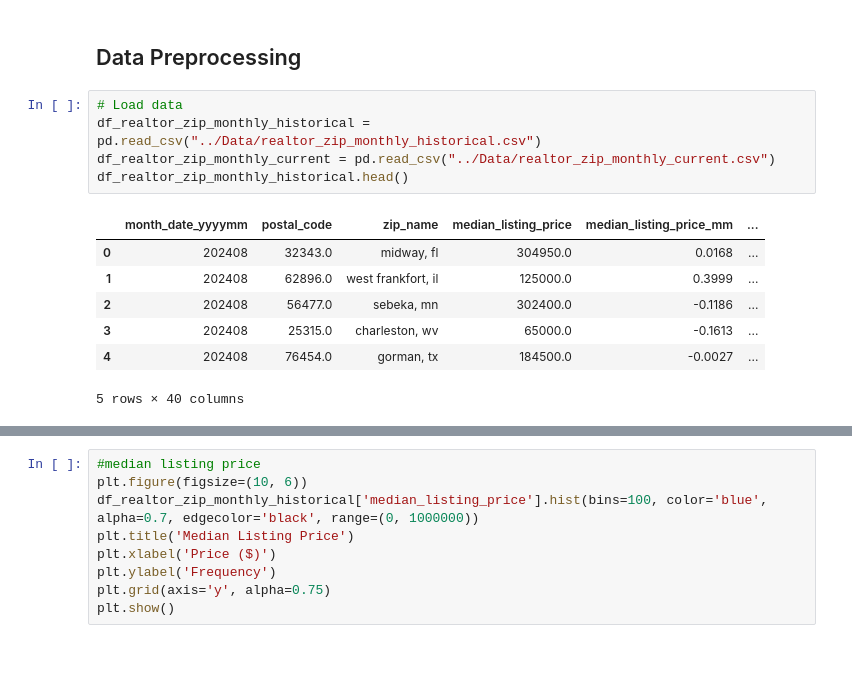
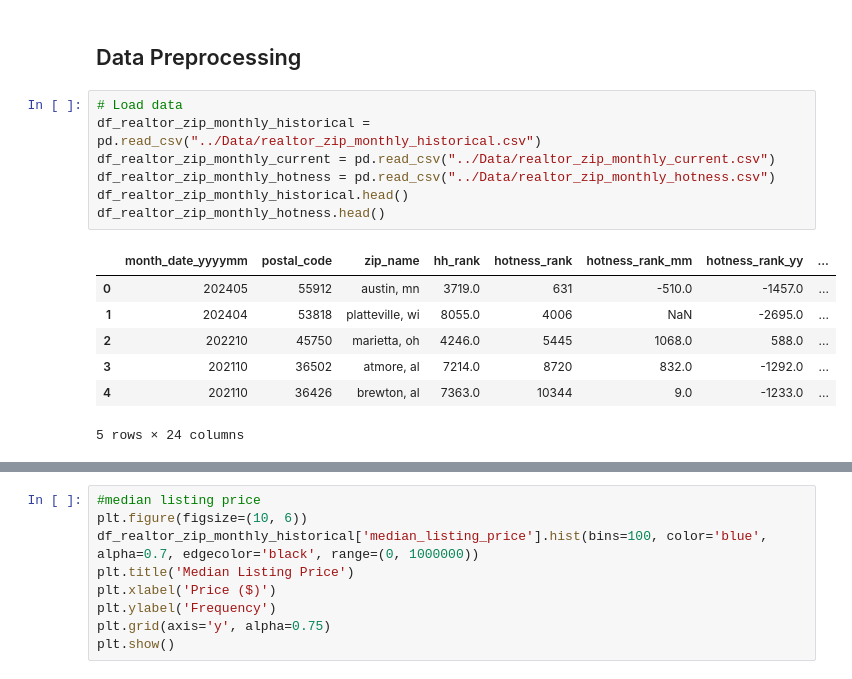
Before and after one commit to kkuc100/real_estate_analysis, a Jupyter notebook: Notebooks/leo_eda_realtor.ipynb, the cells around one changed output, grey strips where cells are left out. Cells and saved outputs as stored; diff of their text form.

```diff
--- a/Notebooks/leo_eda_realtor.ipynb
+++ b/Notebooks/leo_eda_realtor.ipynb
@@ -40,13 +40,15 @@ random.seed(2)
 # %%
 # Load data
 df_realtor_zip_monthly_historical = pd.read_csv("../Data/realtor_zip_monthly_historical.csv")
 df_realtor_zip_monthly_current = pd.read_csv("../Data/realtor_zip_monthly_current.csv")
+df_realtor_zip_monthly_hotness = pd.read_csv("../Data/realtor_zip_monthly_hotness.csv")
 df_realtor_zip_monthly_historical.head()
+df_realtor_zip_monthly_hotness.head()
 # %% [output]
-|  | month_date_yyyymm | postal_code | zip_name | median_listing_price | median_listing_price_mm | ... |
-| 0 | 202408 | 32343.0 | midway, fl | 304950.0 | 0.0168 | ... |
-| 1 | 202408 | 62896.0 | west frankfort, il | 125000.0 | 0.3999 | ... |
-| 2 | 202408 | 56477.0 | sebeka, mn | 302400.0 | -0.1186 | ... |
-| 3 | 202408 | 25315.0 | charleston, wv | 65000.0 | -0.1613 | ... |
-| 4 | 202408 | 76454.0 | gorman, tx | 184500.0 | -0.0027 | ... |
+|  | month_date_yyyymm | postal_code | zip_name | hh_rank | hotness_rank | hotness_rank_mm | hotness_rank_yy | ... |
+| 0 | 202405 | 55912 | austin, mn | 3719.0 | 631 | -510.0 | -1457.0 | ... |
+| 1 | 202404 | 53818 | platteville, wi | 8055.0 | 4006 | NaN | -2695.0 | ... |
+| 2 | 202210 | 45750 | marietta, oh | 4246.0 | 5445 | 1068.0 | 588.0 | ... |
+| 3 | 202110 | 36502 | atmore, al | 7214.0 | 8720 | 832.0 | -1292.0 | ... |
+| 4 | 202110 | 36426 | brewton, al | 7363.0 | 10344 | 9.0 | -1233.0 | ... |
-5 rows × 40 columns
+5 rows × 24 columns
```
Also changed, not shown: parts of 22 cells of this notebook.
